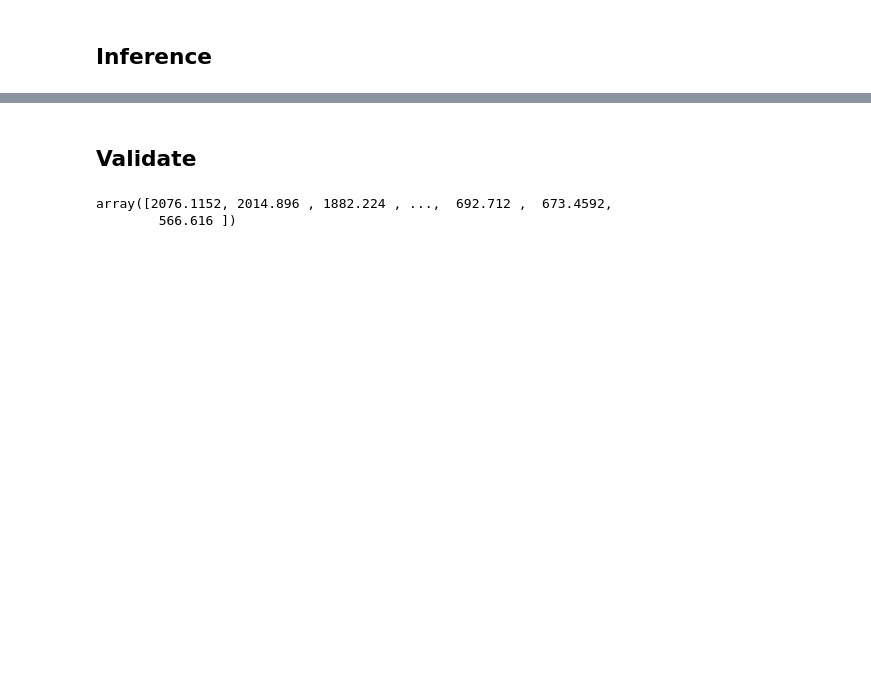
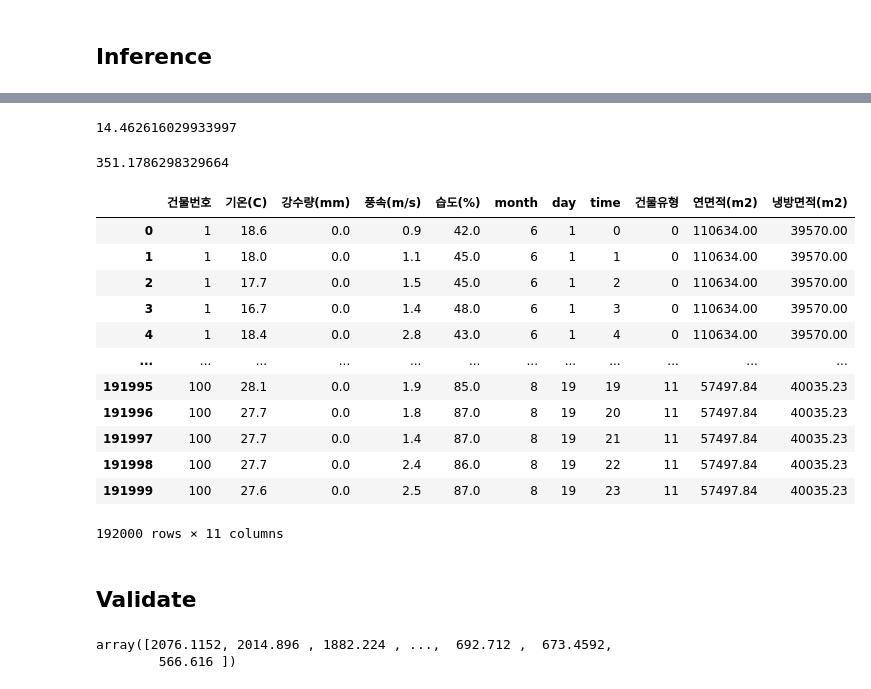
Before and after one commit to parkeunsang/competitions, a Jupyter notebook: dacon/power/[Baseline]_Random Forest.ipynb, the cells around one changed output, grey strips where cells are left out. Cells and saved outputs as stored; diff of their text form; code cells hidden in the pictures; blank space fills up the shorter version.

```diff
--- a/dacon/power/[Baseline]_Random Forest.ipynb
+++ b/dacon/power/[Baseline]_Random Forest.ipynb
@@ -48,0 +52,3 @@ train_y = train_df['전력소비량(kWh)']
+# %%
+train_x = preprocess_x(train_df)
+train_y = train_df['전력소비량(kWh)']
@@ -49,7 +58,7 @@ train_y = train_df['전력소비량(kWh)']
 # %% [markdown]
 ## Regression Model Fit
 # %%
-model = RandomForestRegressor()
-model.fit(train_x, train_y)
+model_rf = RandomForestRegressor()
+model_rf.fit(train_x, train_y)
 # %% [output]
 RandomForestRegressor()
@@ -64,0 +65,5 @@ test_y = test_df['전력소비량(kWh)']
+# %%
+model_lgb = lgb.LGBMRegressor(objective='regression', n_estimators=300)
+# %%
+# model_lgb = lgb.LGBMRegressor(objective='regression')
+model_lgb.fit(train_x, train_y)
@@ -83,3 +306,27 @@ mae(test_y, preds)
+# %%
+SMAPE(test_y, preds)
+# %% [output]
+14.462616029933997
+# %%
+mae(test_y, preds)
+# %% [output]
+351.1786298329664
+# %%
+train_x
+# %% [output]
+|  | 건물번호 | 기온(C) | 강수량(mm) | 풍속(m/s) | 습도(%) | month | day | time | 건물유형 | 연면적(m2) | 냉방면적(m2) |
+| 0 | 1 | 18.6 | 0.0 | 0.9 | 42.0 | 6 | 1 | 0 | 0 | 110634.00 | 39570.00 |
+| 1 | 1 | 18.0 | 0.0 | 1.1 | 45.0 | 6 | 1 | 1 | 0 | 110634.00 | 39570.00 |
+| 2 | 1 | 17.7 | 0.0 | 1.5 | 45.0 | 6 | 1 | 2 | 0 | 110634.00 | 39570.00 |
+| 3 | 1 | 16.7 | 0.0 | 1.4 | 48.0 | 6 | 1 | 3 | 0 | 110634.00 | 39570.00 |
+| 4 | 1 | 18.4 | 0.0 | 2.8 | 43.0 | 6 | 1 | 4 | 0 | 110634.00 | 39570.00 |
+| ... | ... | ... | ... | ... | ... | ... | ... | ... | ... | ... | ... |
+| 191995 | 100 | 28.1 | 0.0 | 1.9 | 85.0 | 8 | 19 | 19 | 11 | 57497.84 | 40035.23 |
+| 191996 | 100 | 27.7 | 0.0 | 1.8 | 87.0 | 8 | 19 | 20 | 11 | 57497.84 | 40035.23 |
+| 191997 | 100 | 27.7 | 0.0 | 1.4 | 87.0 | 8 | 19 | 21 | 11 | 57497.84 | 40035.23 |
+| 191998 | 100 | 27.7 | 0.0 | 2.4 | 86.0 | 8 | 19 | 22 | 11 | 57497.84 | 40035.23 |
+| 191999 | 100 | 27.6 | 0.0 | 2.5 | 87.0 | 8 | 19 | 23 | 11 | 57497.84 | 40035.23 |
+192000 rows × 11 columns
 # %% [markdown]
 ## Validate
 # %%
```
Also changed, not shown: parts of 28 cells of this notebook.
